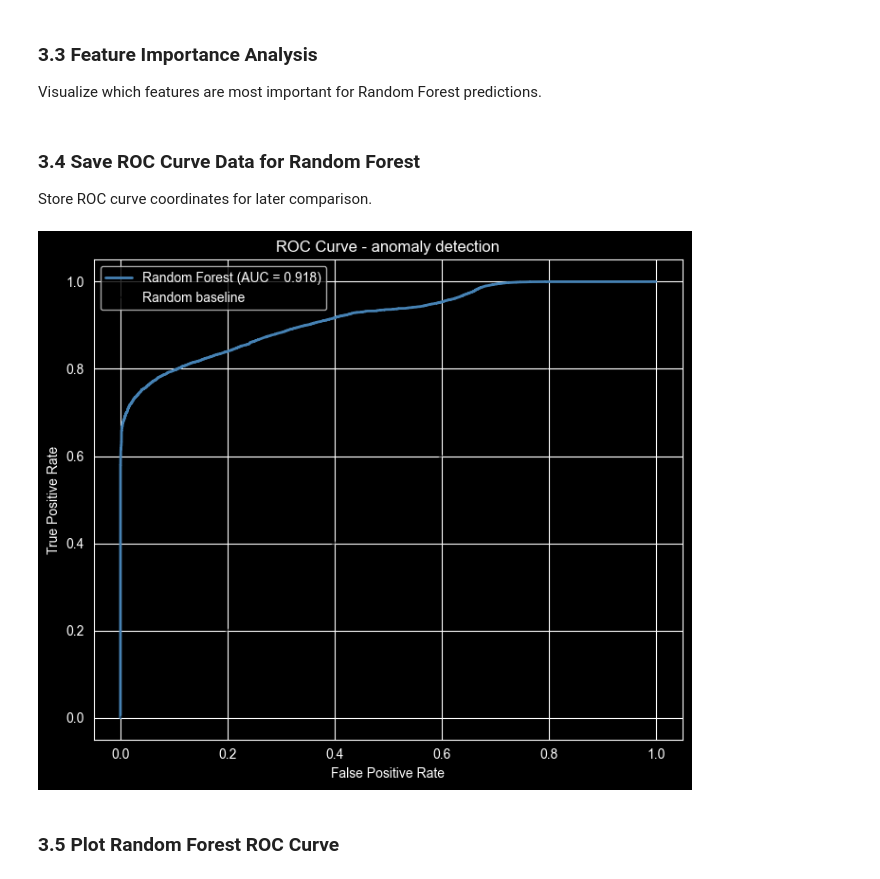
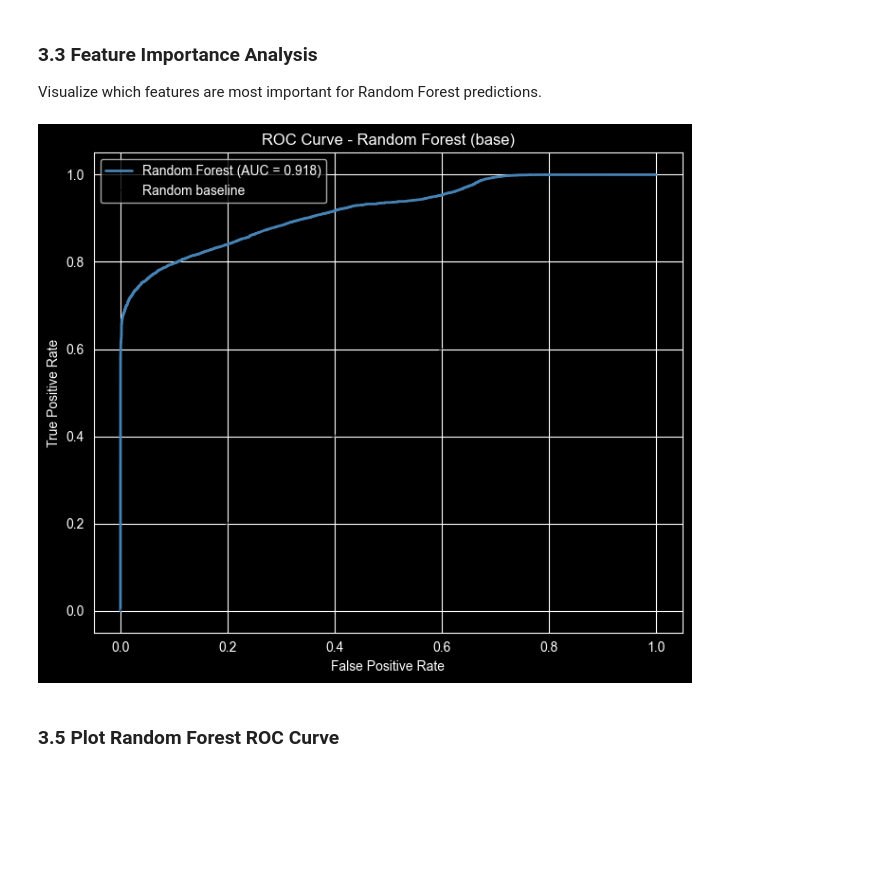
Before and after one commit to Spikw285/DatasetViewer, a Jupyter notebook: notebooks/03_modeling.ipynb, the cells around one changed output. Drawn from its saved outputs; the diff is of its cells as text; code cells hidden in the pictures; blank space fills up the shorter version.

```diff
--- a/notebooks/03_modeling.ipynb
+++ b/notebooks/03_modeling.ipynb
@@ -183,25 +178,21 @@ fpr_rf, tpr_rf, _ = roc_curve(y_test, y_proba)
-# %% [markdown]
-### 3.4 Save ROC Curve Data for Random Forest
-
-Store ROC curve coordinates for later comparison.
 # %%
 from sklearn.metrics import roc_curve
 
 fpr, tpr, _ = roc_curve(y_test, y_proba)
 
 plt.figure(figsize=(7, 6))
 plt.plot(fpr, tpr, color="steelblue", linewidth=2,
          label=f"Random Forest (AUC = {roc_auc:.3f})")
 plt.plot([0, 1], [0, 1], "k--", alpha=0.5, label="Random baseline")
 plt.xlabel("False Positive Rate")
 plt.ylabel("True Positive Rate")
-plt.title("ROC Curve - anomaly detection")
+plt.title("ROC Curve - Random Forest (base)")
 plt.legend()
 plt.tight_layout()
 plt.savefig("../outputs/figures/roc_curve.png", dpi=150)
 plt.show()
 # %% [output]
-[figure, old version]
+[figure, new version]
 # %% [markdown]
 ### 3.5 Plot Random Forest ROC Curve
 # %%
```
Also changed, not shown: parts of 31 cells of this notebook, 8 other files.
